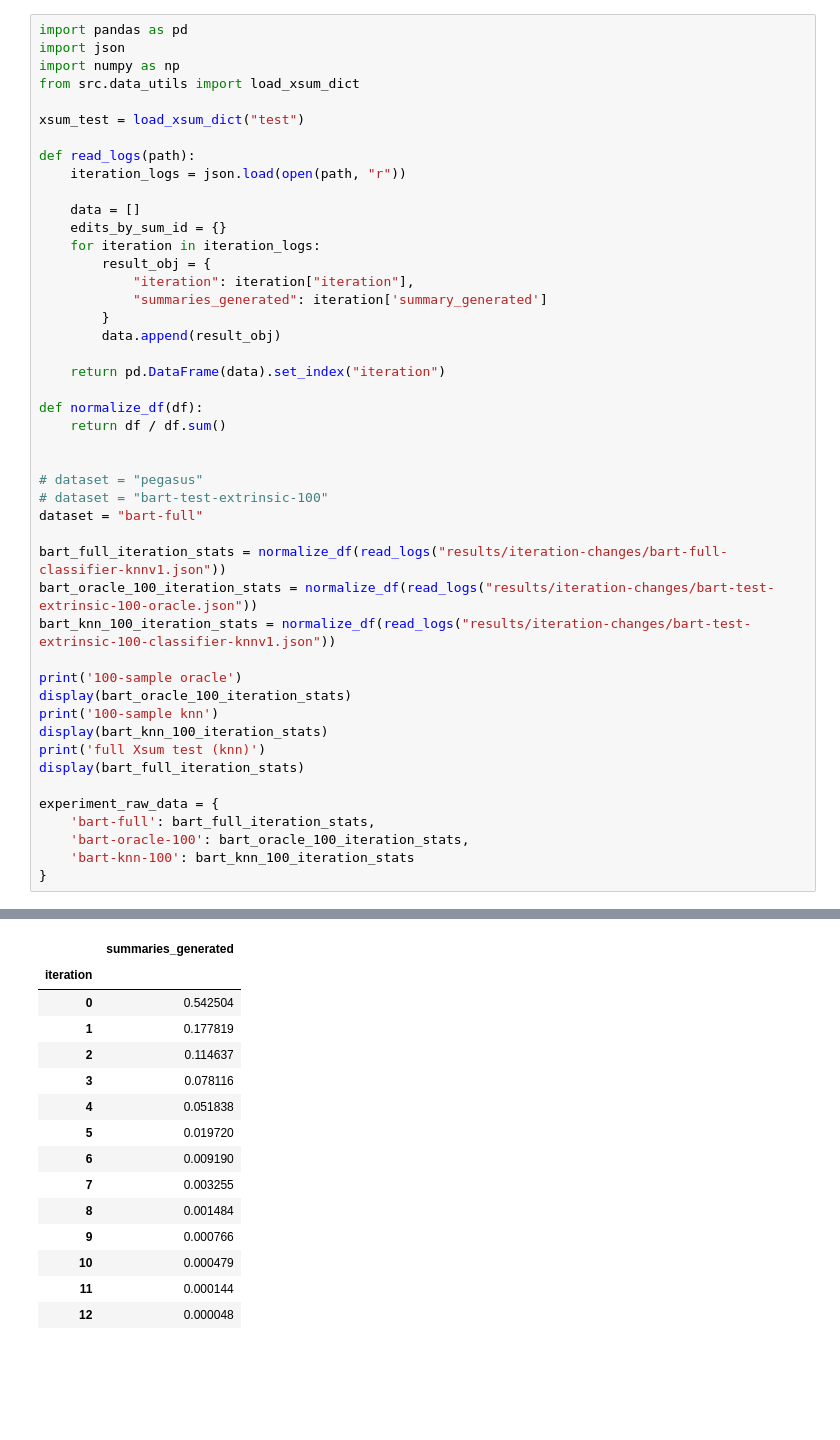
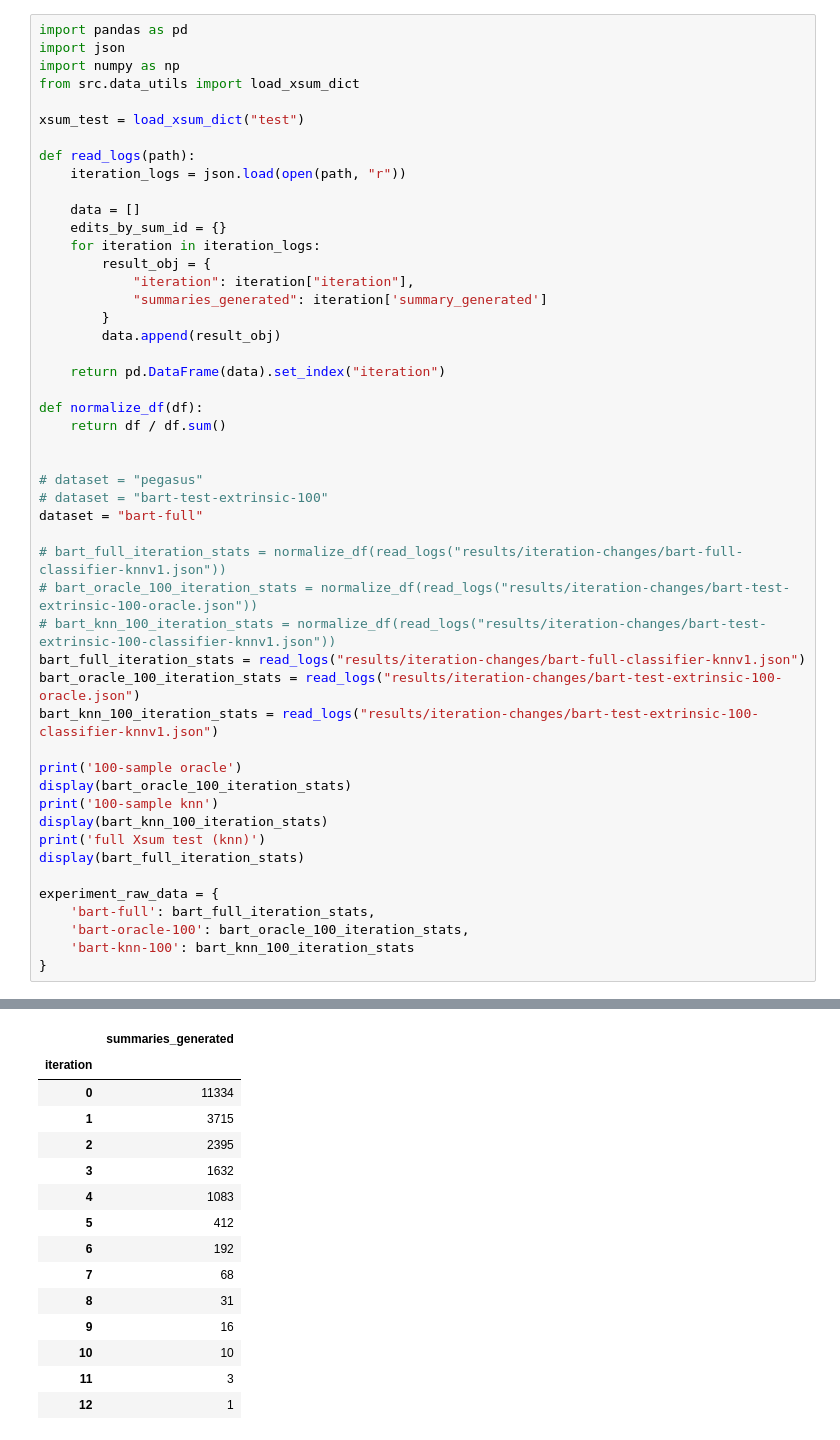
Before and after one commit to danton-nlp/GEF, a Jupyter notebook: plot-iteration-convergence.ipynb, the cells around one changed output, grey strips where cells are left out. Drawn from its saved outputs; the diff is of its cells as text; blank space fills up the shorter version.

```diff
--- a/plot-iteration-convergence.ipynb
+++ b/plot-iteration-convergence.ipynb
@@ -28,9 +28,12 @@ def normalize_df(df):
 # dataset = "bart-test-extrinsic-100"
 dataset = "bart-full"
 
-bart_full_iteration_stats = normalize_df(read_logs("results/iteration-changes/bart-full-classifier-knnv1.json"))
-bart_oracle_100_iteration_stats = normalize_df(read_logs("results/iteration-changes/bart-test-extrinsic-100-oracle.json"))
-bart_knn_100_iteration_stats = normalize_df(read_logs("results/iteration-changes/bart-test-extrinsic-100-classifier-knnv1.json"))
+# bart_full_iteration_stats = normalize_df(read_logs("results/iteration-changes/bart-full-classifier-knnv1.json"))
+# bart_oracle_100_iteration_stats = normalize_df(read_logs("results/iteration-changes/bart-test-extrinsic-100-oracle.json"))
+# bart_knn_100_iteration_stats = normalize_df(read_logs("results/iteration-changes/bart-test-extrinsic-100-classifier-knnv1.json"))
+bart_full_iteration_stats = read_logs("results/iteration-changes/bart-full-classifier-knnv1.json")
+bart_oracle_100_iteration_stats = read_logs("results/iteration-changes/bart-test-extrinsic-100-oracle.json")
+bart_knn_100_iteration_stats = read_logs("results/iteration-changes/bart-test-extrinsic-100-classifier-knnv1.json")
 
 print('100-sample oracle')
 display(bart_oracle_100_iteration_stats)
@@ -76,18 +79,18 @@ Reusing dataset xsum (/Users/daniel/.cache/huggingface/datasets/xsum/default/1.2
 full Xsum test (knn)
 |  | summaries_generated |
 | iteration |  |
-| 0 | 0.542504 |
-| 1 | 0.177819 |
-| 2 | 0.114637 |
-| 3 | 0.078116 |
-| 4 | 0.051838 |
-| 5 | 0.019720 |
-| 6 | 0.009190 |
-| 7 | 0.003255 |
-| 8 | 0.001484 |
-| 9 | 0.000766 |
-| 10 | 0.000479 |
-| 11 | 0.000144 |
-| 12 | 0.000048 |
+| 0 | 11334 |
+| 1 | 3715 |
+| 2 | 2395 |
+| 3 | 1632 |
+| 4 | 1083 |
+| 5 | 412 |
+| 6 | 192 |
+| 7 | 68 |
+| 8 | 31 |
+| 9 | 16 |
+| 10 | 10 |
+| 11 | 3 |
+| 12 | 1 |
 # %%
 iteration_convergence_across_experiments = []
```
Also changed, not shown: parts of 8 cells of this notebook.
